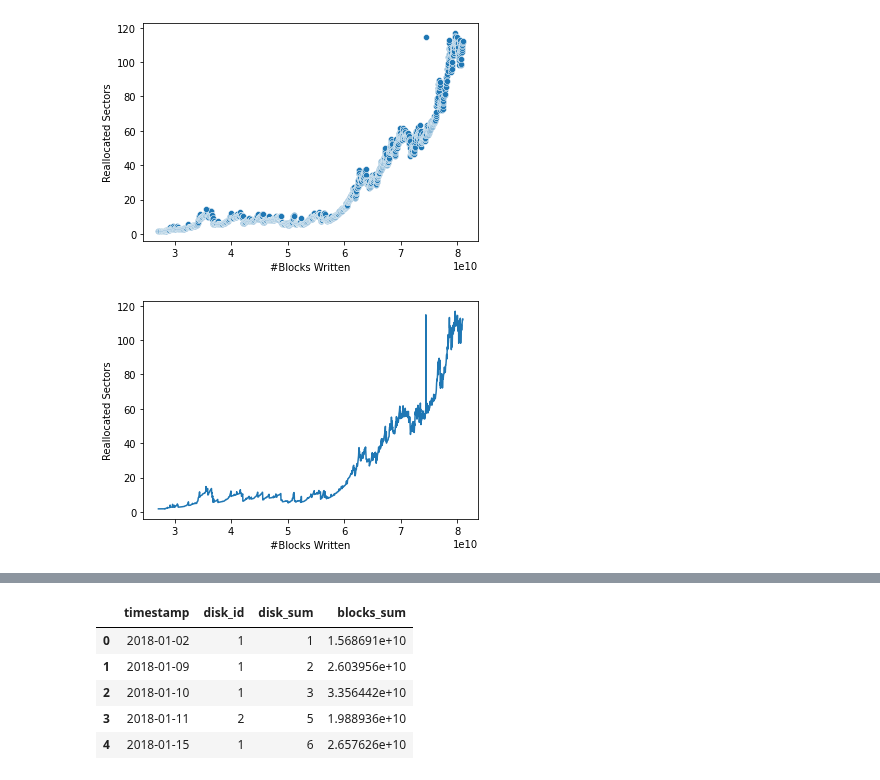
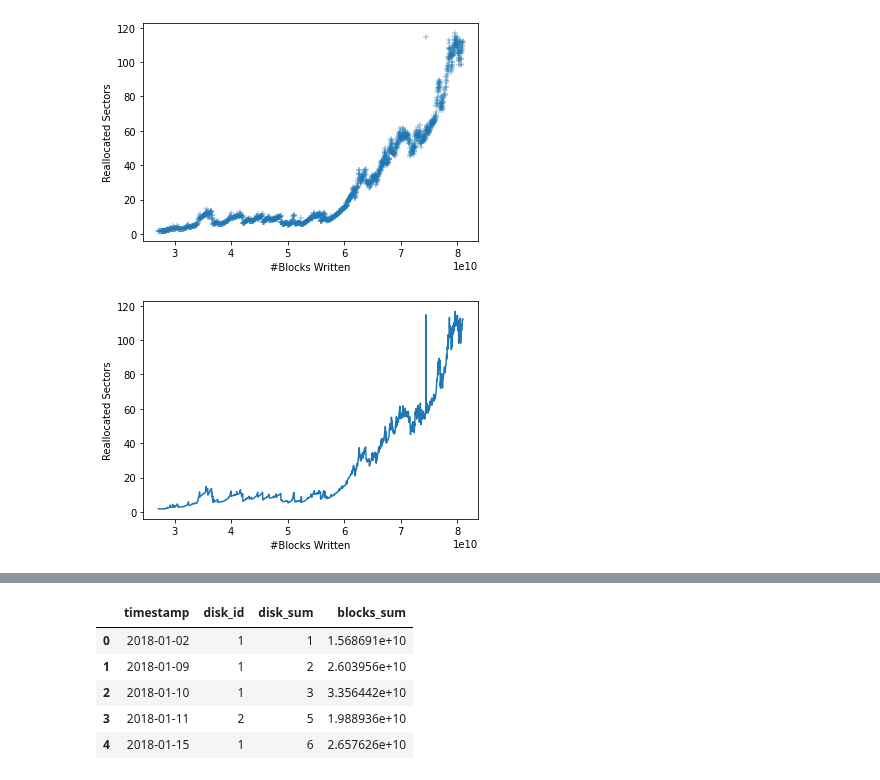
Before and after one commit to EricBorba/StorageFailurePredictor, a Jupyter notebook: WriteAnalModelHDD.ipynb, the cells around one changed output, grey strips where cells are left out. Saved outputs shown, nothing was run; the diff lists cells and outputs as text; code cells hidden in the pictures.

```diff
--- a/WriteAnalModelHDD.ipynb
+++ b/WriteAnalModelHDD.ipynb
@@ -53,18 +53,18 @@ dfAllInformationPerHDDModel.head()
 ## group per day (daily mean) - reallocated sectors
 
 group = dfAllInformationPerHDDModel.groupby(['timestamp'], as_index=False)['n_b_written', 'r_sectors'].mean()
+# %%
+graph = sns.scatterplot(x = "n_b_written", y = 'r_sectors', palette = 'deep',marker='+', data = group, alpha=0.9)
+graph.set(xlabel ="#Blocks Written", ylabel = "Reallocated Sectors")
+plt.savefig('img/HDDReallocatedSectorsWritenBlocks' + model + '.pdf', dpi=1200)
+# %% [output]
+[figure, added]
 # %%
-graph = sns.scatterplot(x = "n_b_written", y = 'r_sectors', palette = 'deep', data = group)
+graph = sns.lineplot(x = "n_b_written", y = 'r_sectors', palette = 'deep', data = group)
 graph.set(xlabel ="#Blocks Written", ylabel = "Reallocated Sectors")
-plt.savefig('img/HDDReallocatedSectorsWritenBlocks.pdf')
+plt.savefig('img/HDDReallocatedSectorsWritenBlocksLine' + model + '.pdf')
 # %% [output]
-[figure, old version]
+[figure, new version]
-# %%
-graph = sns.lineplot(x = "n_b_written", y = 'r_sectors', palette = 'deep', data = group)
-graph.set(xlabel ="#Blocks Written", ylabel = "Reallocated Sectors")
-plt.savefig('img/HDDReallocatedSectorsWritenBlocksLine.pdf')
-# %% [output]
-[figure, removed]
 # %%
 ## group per day (daily mean) - uncorrectable errors
 
```
Also changed, not shown: parts of 13 cells of this notebook, 3 other files.
